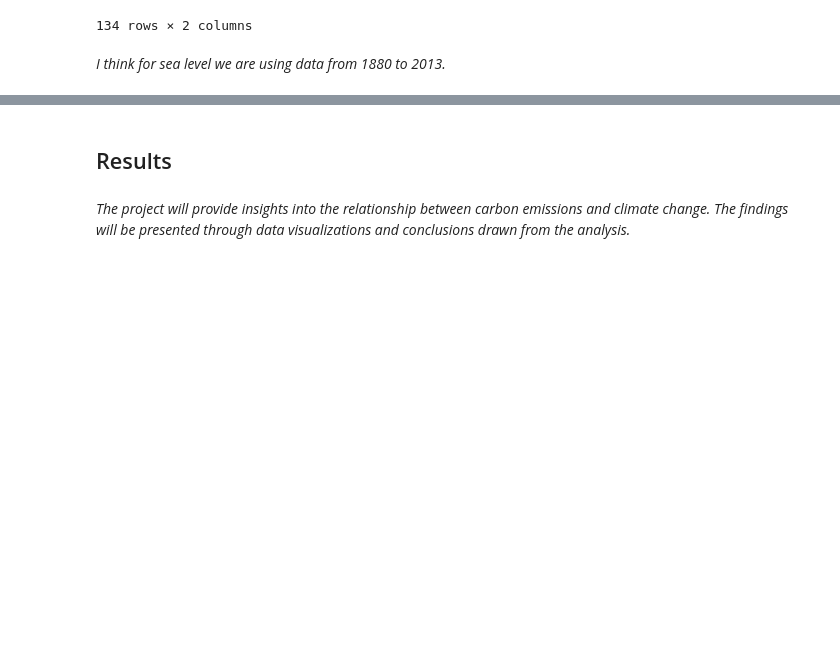
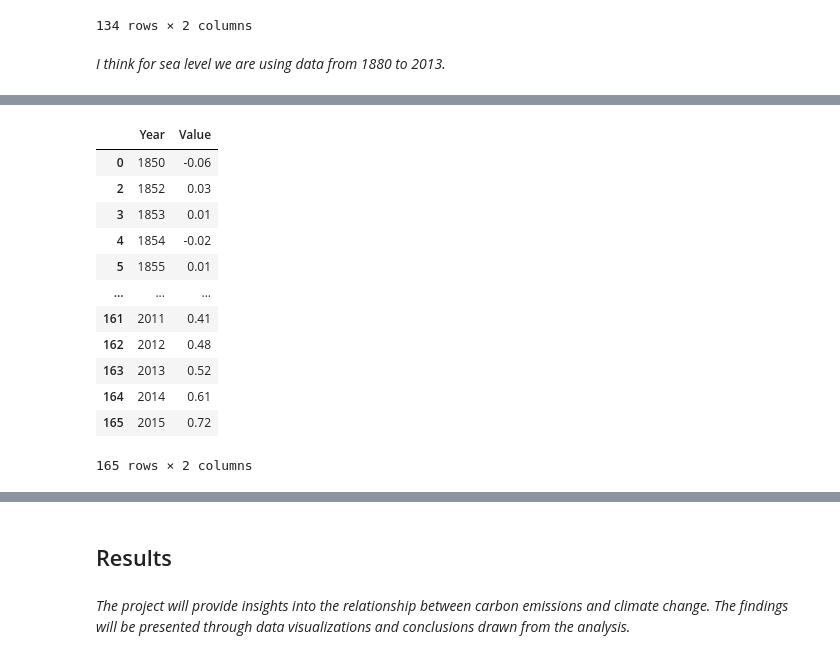
Before and after one commit to fuchenru/How-have-carbon-emissions-affected-climate-change-, a Jupyter notebook: CMSE 202 Final Project.ipynb, the cells around one changed output, grey strips where cells are left out. Saved outputs shown, nothing was run; the diff lists cells and outputs as text; code cells hidden in the pictures; blank space fills up the shorter version.

```diff
--- a/CMSE 202 Final Project.ipynb
+++ b/CMSE 202 Final Project.ipynb
@@ -139,3 +139,20 @@ I will need your update for this file
+# %%
+ocean_temp=ocean_temp.drop(1).drop(ocean_temp.index[-7:])
+ocean_temp
+# %% [output]
+|  | Year | Value |
+| 0 | 1850 | -0.06 |
+| 2 | 1852 | 0.03 |
+| 3 | 1853 | 0.01 |
+| 4 | 1854 | -0.02 |
+| 5 | 1855 | 0.01 |
+| ... | ... | ... |
+| 161 | 2011 | 0.41 |
+| 162 | 2012 | 0.48 |
+| 163 | 2013 | 0.52 |
+| 164 | 2014 | 0.61 |
+| 165 | 2015 | 0.72 |
+165 rows × 2 columns
 # %%
 land_temp=pd.read_csv("global temperature.csv")
 land_temp
```
Also changed, not shown: parts of 6 cells of this notebook.
